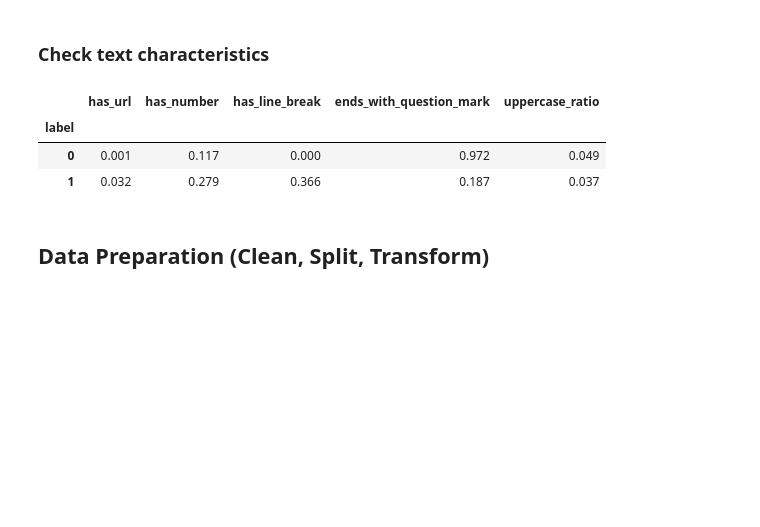
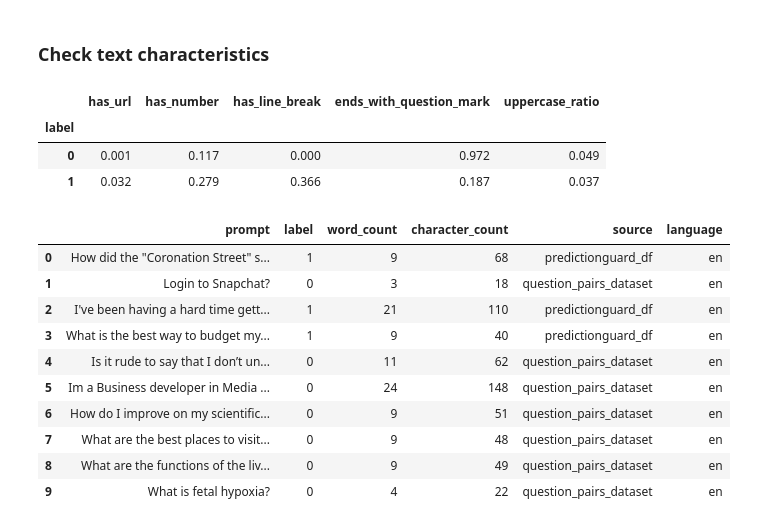
Before and after one commit to KelvinCVH/ODL-assignment-prompt-detection, a Jupyter notebook: EDA.ipynb, the cells around one changed output. Cells and saved outputs as stored; diff of their text form; code cells hidden in the pictures; blank space fills up the shorter version.

Commit message:
Add a dataset checking after EDA

```diff
--- a/EDA.ipynb
+++ b/EDA.ipynb
@@ -269,5 +267,18 @@ text_features.groupby("label").mean().round(3)
 | label |  |  |  |  |  |
 | 0 | 0.001 | 0.117 | 0.000 | 0.972 | 0.049 |
 | 1 | 0.032 | 0.279 | 0.366 | 0.187 | 0.037 |
-# %% [markdown]
-## Data Preparation (Clean, Split, Transform)
+# %%
+# Check dataset again after EDA
+df.head(10)
+# %% [output]
+|  | prompt | label | word_count | character_count | source | language |
+| 0 | How did the "Coronation Street" s... | 1 | 9 | 68 | predictionguard_df | en |
+| 1 | Login to Snapchat? | 0 | 3 | 18 | question_pairs_dataset | en |
+| 2 | I've been having a hard time gett... | 1 | 21 | 110 | predictionguard_df | en |
+| 3 | What is the best way to budget my... | 1 | 9 | 40 | predictionguard_df | en |
+| 4 | Is it rude to say that I don’t un... | 0 | 11 | 62 | question_pairs_dataset | en |
+| 5 | Im a Business developer in Media ... | 0 | 24 | 148 | question_pairs_dataset | en |
+| 6 | How do I improve on my scientific... | 0 | 9 | 51 | question_pairs_dataset | en |
+| 7 | What are the best places to visit... | 0 | 9 | 48 | question_pairs_dataset | en |
+| 8 | What are the functions of the liv... | 0 | 9 | 49 | question_pairs_dataset | en |
+| 9 | What is fetal hypoxia? | 0 | 4 | 22 | question_pairs_dataset | en |
```
Also changed, not shown: parts of 1 cell of this notebook.
